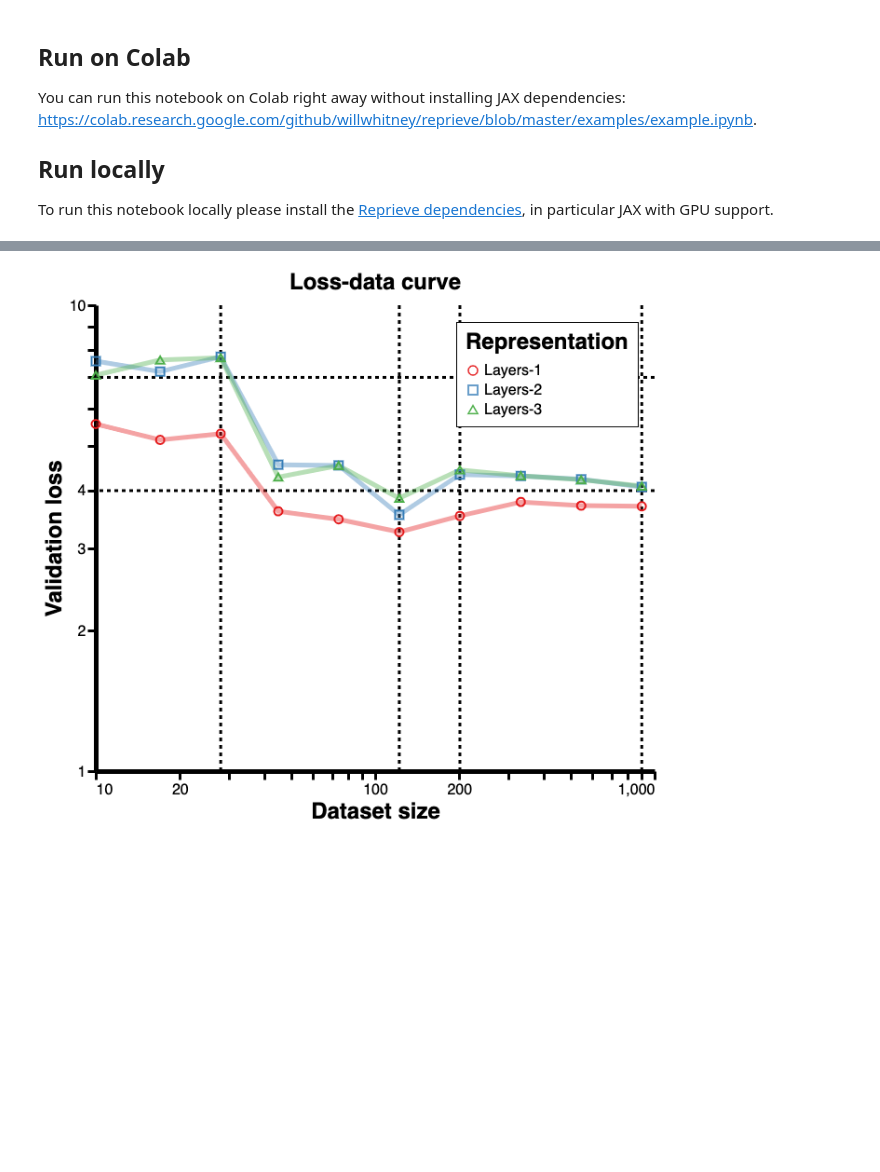
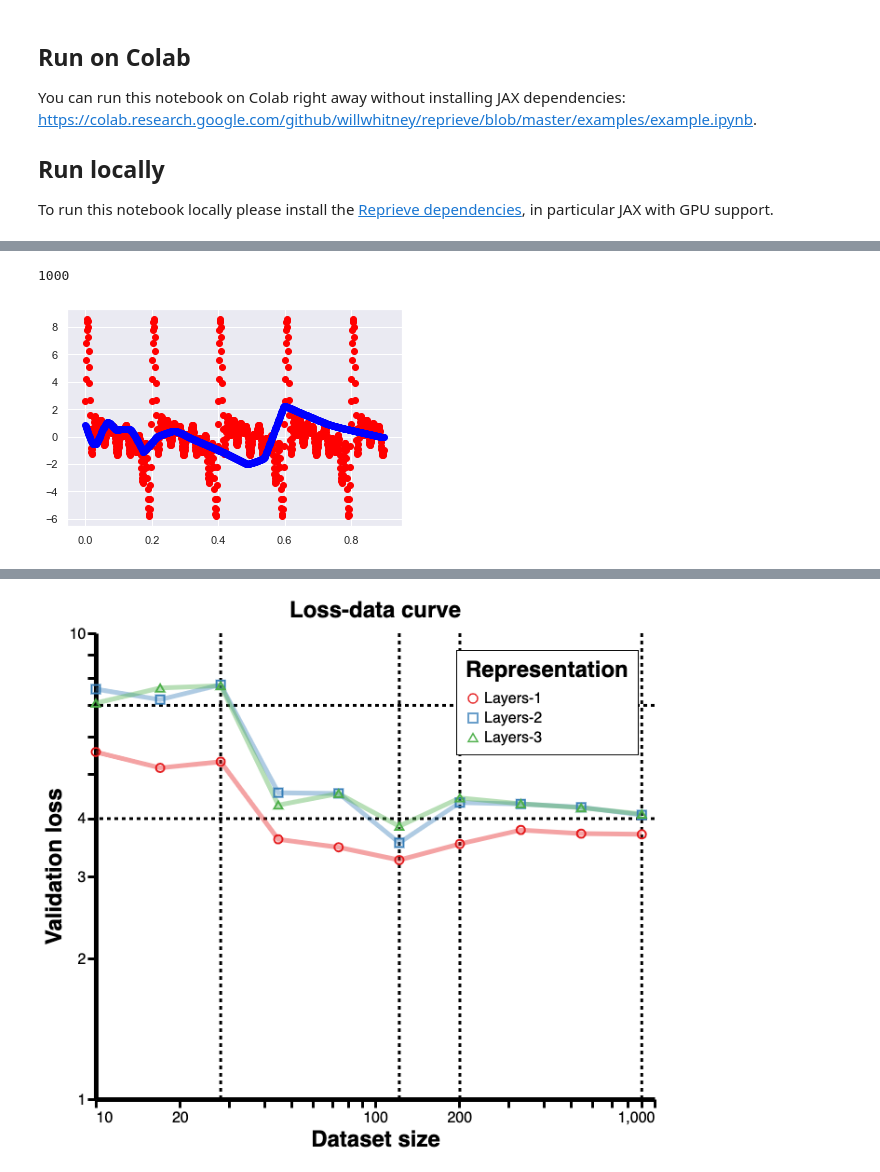
Before and after one commit to kevtimova/reprieve, a Jupyter notebook: examples/example-spectral.ipynb, the cells around one changed output, grey strips where cells are left out. Cells and saved outputs as stored; diff of their text form; code cells hidden in the pictures; blank space fills up the shorter version.

```diff
--- a/examples/example-spectral.ipynb
+++ b/examples/example-spectral.ipynb
@@ -114,3 +121,7 @@ dataset_spectral.__getitem__(0)
+# %%
+len(dataset_spectral)
+# %% [output]
+1000
 # %%
 # make an MLP algorithm which takes inputs of shape (1,)
 # has 1 output classes (regression)
@@ -130,6 +141,28 @@ for depth in range(1, 4):
     # name experiments
     results['name'] = f'Layers-{depth}'
     results_list.append(results)
+# %%
+# make an MLP algorithm which takes inputs of shape (1,)
+# has 1 output classes (regression)
+# and has different depths
+batch_size = 256
+preds_list = []
+for depth in range(1, 4):
+    init_fn, train_step_fn, eval_fn = alg.make_algorithm((1,), 1, n_layers=depth, h_dim=1000)
+    loss_data_estimator = reprieve.LossDataEstimator(init_fn, train_step_fn, eval_fn, dataset_spectral)
+    # Use _train
+    train_set = dataset_wrappers.DatasetSubset(
+        dataset_spectral, stop=int(0.9*len(dataset_spectral)))
+    state = loss_data_estimator._train(seed=11, dataset=train_set)
+    train_set = utils.dataset_to_jax(
+        train_set,
+        batch_transforms=[lambda x: x],
+        batch_size=batch_size)
+    preds = state.target(train_set[0])
+    plt.scatter(train_set[0], train_set[1], color='red')
+    plt.scatter(train_set[0], preds, color='blue')
+# %% [output]
+[figure, added]
 # %%
 # concatenate experiments
 outcome_df = pd.concat(results_list)
```
Also changed, not shown: parts of 4 cells of this notebook.
